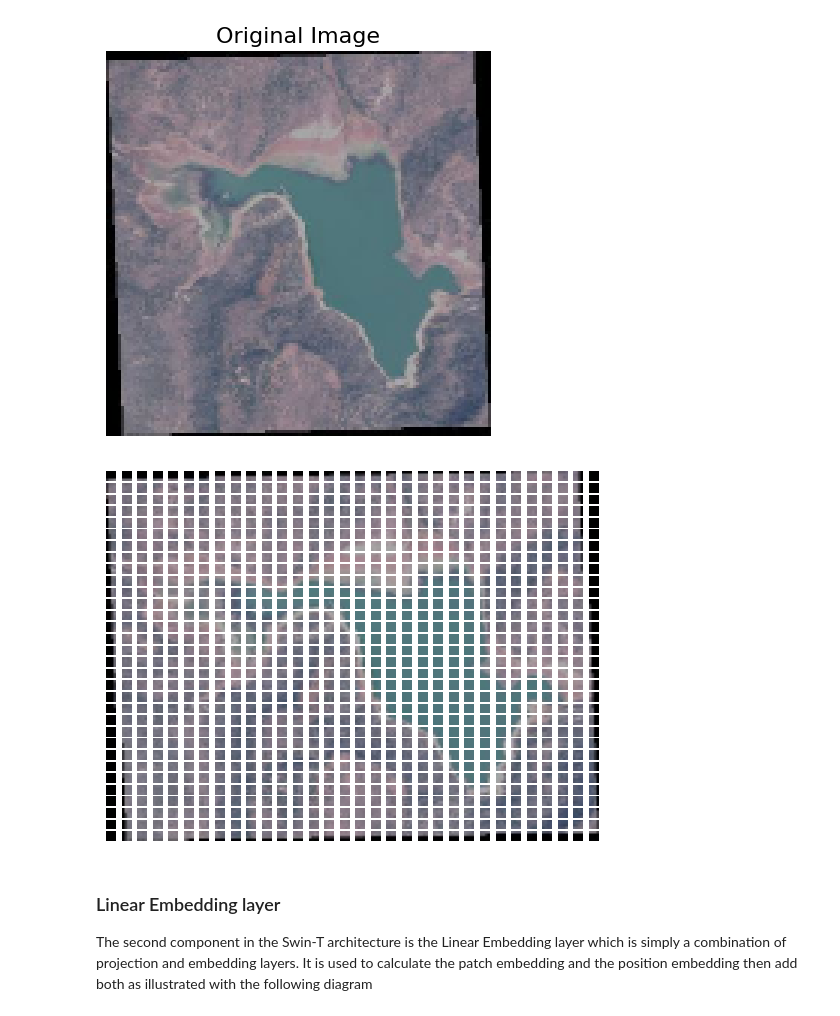
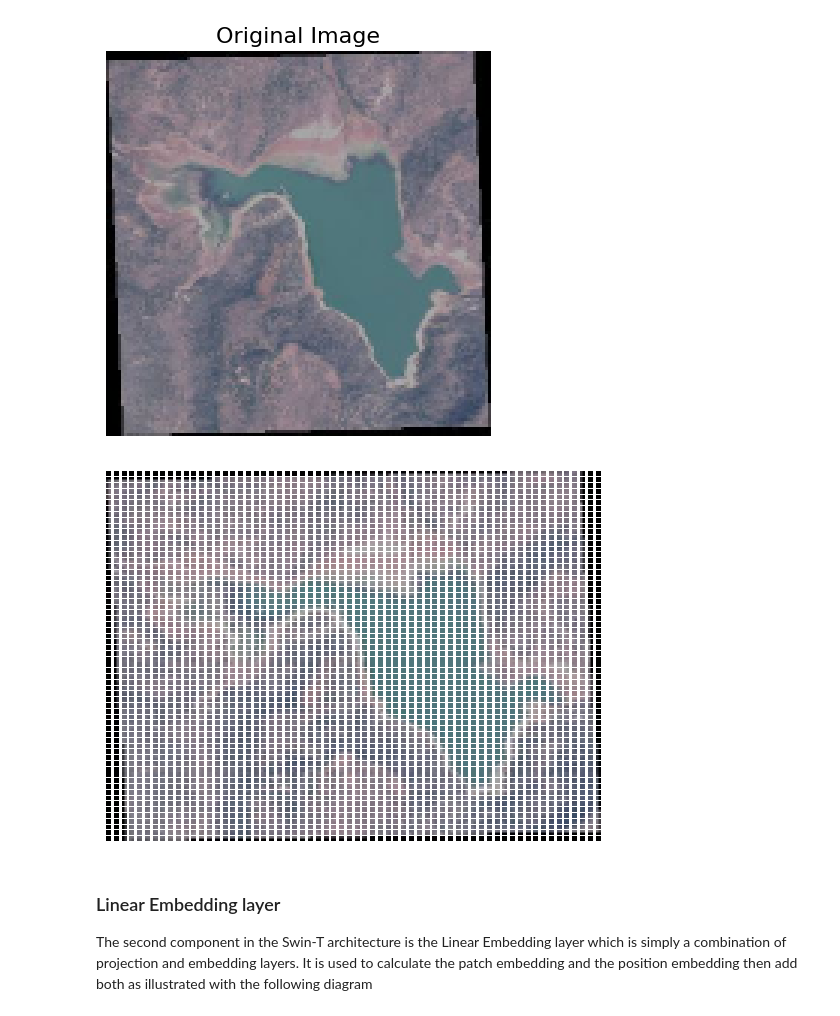
Before and after one commit to kawish14/Thesis, a Jupyter notebook: swin-transformer.ipynb, the cells around one changed output. Drawn from its saved outputs; the diff is of its cells as text; code cells hidden in the pictures.

```diff
--- a/swin-transformer.ipynb
+++ b/swin-transformer.ipynb
@@ -133,7 +139,8 @@ class PatchPartition(Layer):
         return patches
 # %%
 batch = X_train
-patches = PatchPartition(2)(batch)
+window = 2
+patches = PatchPartition(window)(batch)
 patches.shape
 # %% [output]
 TensorShape([2272, 4096, 12])
@@ -148,12 +155,12 @@ plt.show()
 # %%
 n = int(np.sqrt(patches.shape[1]))
 for i, patch in enumerate(patches[0]):
     ax = plt.subplot(n, n, i + 1)
-    patch_img = tf.reshape(patch, (4, 4, 3))
+    patch_img = tf.reshape(patch, (window, window, 3))
     ax.imshow(patch_img.numpy().astype("uint8"))
     ax.axis("off")
 # %% [output]
-[figure, old version]
+[figure, new version]
 # %% [markdown]
 ### Linear Embedding layer
 The second component in the Swin-T architecture is the Linear Embedding layer which is simply a combination of projection and embedding layers. It is used to calculate the patch embedding and the position embedding then add both as illustrated with the following diagram
```
Also changed, not shown: parts of 16 cells of this notebook.
